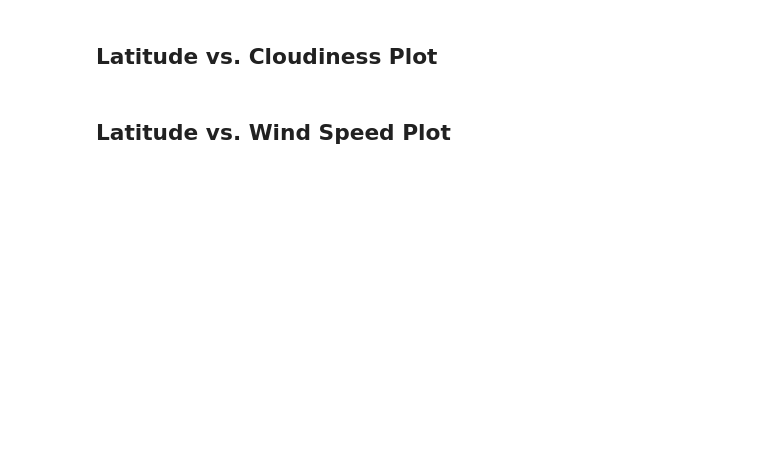
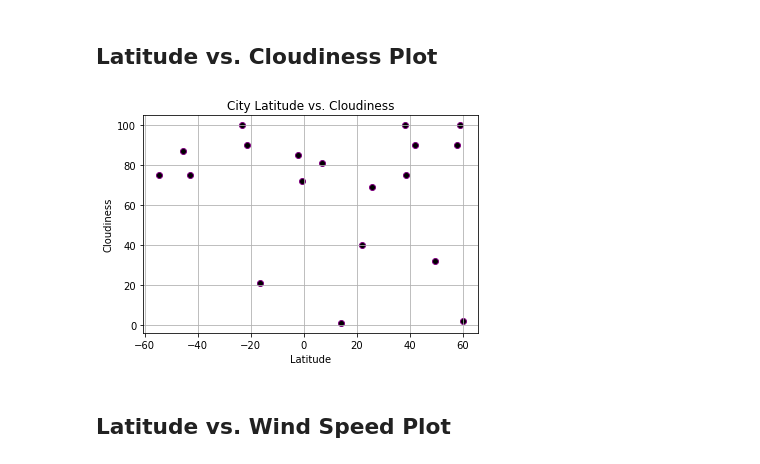
Before and after one commit to mattinglyjen/python-api-challenge, a Jupyter notebook: weatherpy/WeatherPy.ipynb, the cells around one changed output. Saved outputs shown, nothing was run; the diff lists cells and outputs as text; code cells hidden in the pictures; blank space fills up the shorter version.

```diff
--- a/weatherpy/WeatherPy.ipynb
+++ b/weatherpy/WeatherPy.ipynb
@@ -138,4 +168,16 @@ Skip this step if there are no cities that have humidity > 100%.
 # %% [markdown]
 ## Latitude vs. Cloudiness Plot
+# %%
+plt.scatter(city_df["latitude"], city_df["cloudiness"], c="black", edgecolor="purple")
+plt.grid()
+plt.xlabel('Latitude')
+plt.ylabel('Cloudiness')
+plt.title("City Latitude vs. Cloudiness")
+
+#Save Image
+plt.savefig("Latcloudiness.png")
+plt.show()
+# %% [output]
+[figure, added]
 # %% [markdown]
 ## Latitude vs. Wind Speed Plot
```
Also changed, not shown: parts of 7 cells of this notebook, 5 other files.
